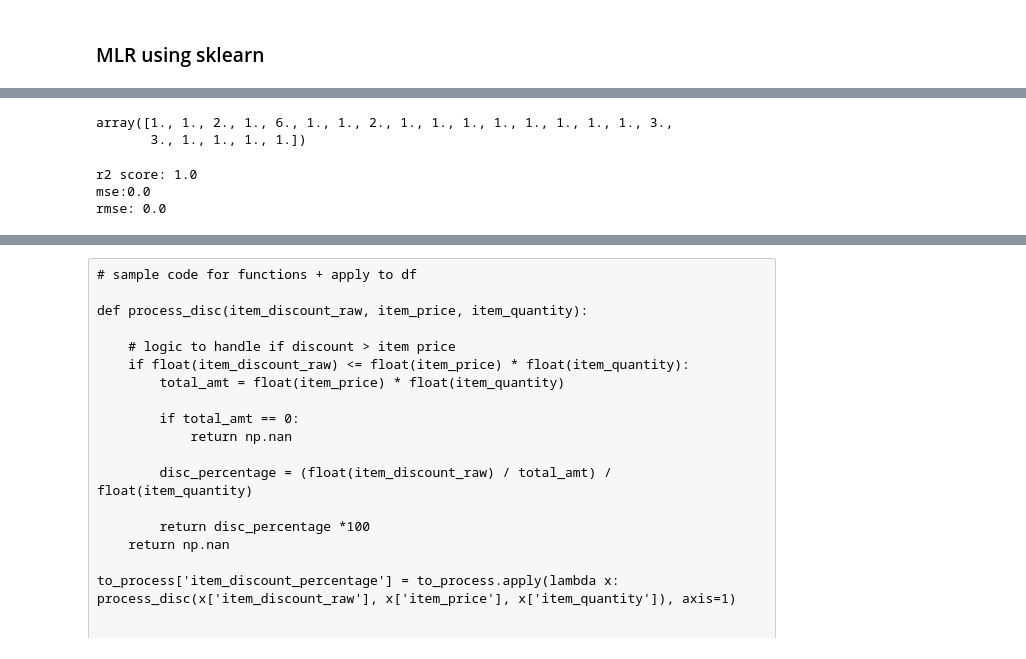
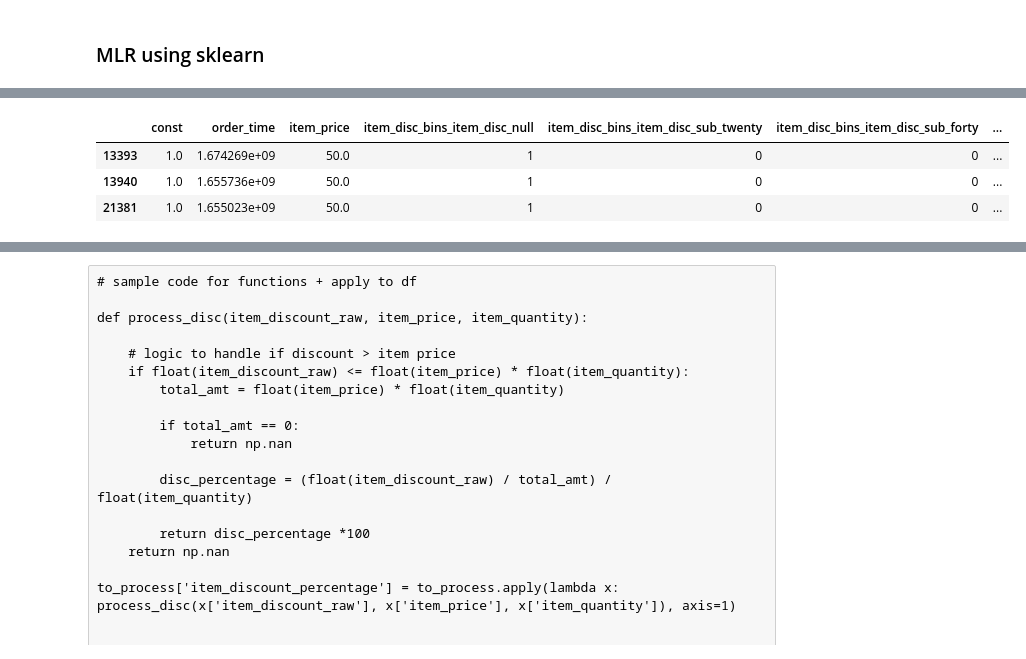
Before and after one commit to kevanoktavio/CloudWine_DemandPrediction, a Jupyter notebook: development/notebooks/cara_model.ipynb, the cells around one changed output, grey strips where cells are left out. Drawn from its saved outputs; the diff is of its cells as text; code cells hidden in the pictures.

```diff
--- a/development/notebooks/cara_model.ipynb
+++ b/development/notebooks/cara_model.ipynb
@@ -148,13 +149,6 @@ plt.plot(x,y)
 # %%
-x = sample[['order_time', 'item_price',
-               'item_disc_bins_item_disc_null',
-               'item_disc_bins_item_disc_sub_twenty',
-               'item_disc_bins_item_disc_sub_forty',
-               'item_disc_bins_item_disc_sub_sixty',
-               'item_disc_bins_item_disc_sub_eighty',
-               'item_disc_bins_item_disc_sub_hundred']]
+x = sample.drop(columns=['item_quantity'])
 y = sample['item_quantity']
 
-from sklearn.model_selection import train_test_split
-
-x_train, x_test, y_train, y_test = train_test_split(x, y, test_size = 0.2, random_state = 42)
+# change to timestamp objects
+x['order_time'] = x['order_time'].apply(pd.Timestamp.timestamp)
@@ -167,19 +167,12 @@ TypeError: float() argument must be a string or a number, not 'datetime.date'
-# %%
-y_pred = model.predict(x_test)
-y_pred
-# %% [output]
-array([1., 1., 2., 1., 6., 1., 1., 2., 1., 1., 1., 1., 1., 1., 1., 1., 3.,
-       3., 1., 1., 1., 1.])
-# %%
-# evaluating the sklearn model
-
-from sklearn.metrics import r2_score
-from sklearn.metrics import mean_squared_error
-
-print('r2 score: ' + str(r2_score(y_test, y_pred)))
-print('mse:' + str(mean_squared_error(y_test,y_pred)))
-print('rmse: ' + str(np.sqrt(mean_squared_error(y_test,y_pred))))
-# %% [output]
-r2 score: 1.0
-mse:0.0
-rmse: 0.0
+# %%
+import statsmodels.api as sm
+
+# add constant so stats model will give you regression coefficients
+x2 = sm.add_constant(x_train)
+# %%
+x2.head(3)
+# %% [output]
+|  | const | order_time | item_price | item_disc_bins_item_disc_null | item_disc_bins_item_disc_sub_twenty | item_disc_bins_item_disc_sub_forty | ... |
+| 13393 | 1.0 | 1.674269e+09 | 50.0 | 1 | 0 | 0 | ... |
+| 13940 | 1.0 | 1.655736e+09 | 50.0 | 1 | 0 | 0 | ... |
+| 21381 | 1.0 | 1.655023e+09 | 50.0 | 1 | 0 | 0 | ... |
```
Also changed, not shown: parts of 20 cells of this notebook.
